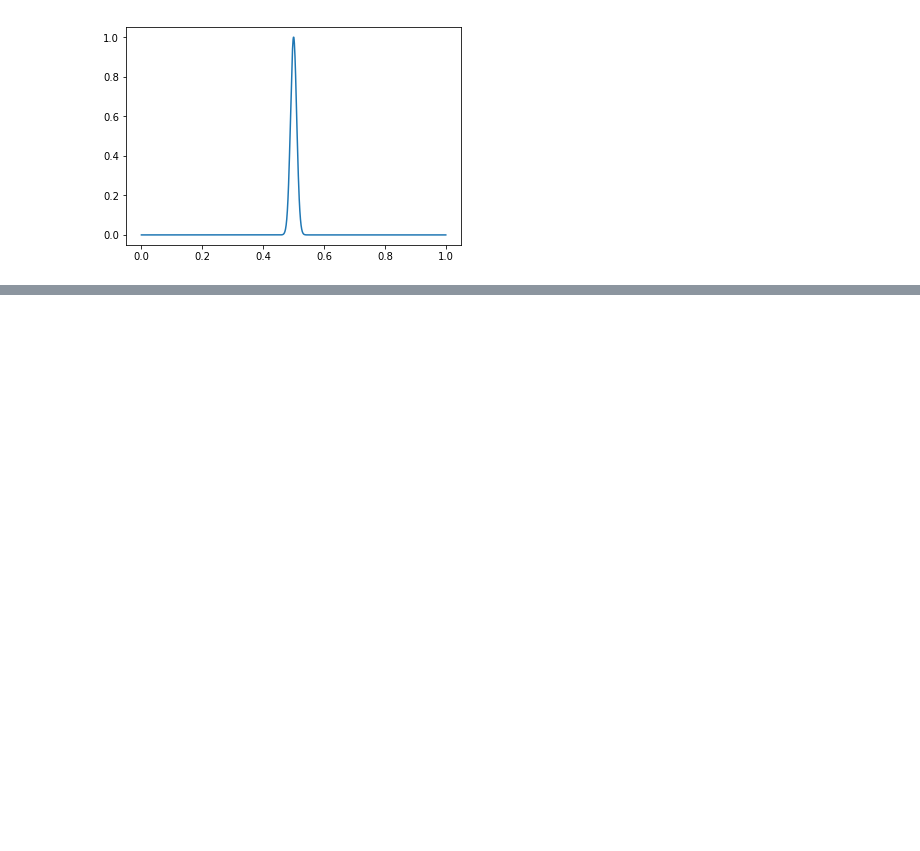
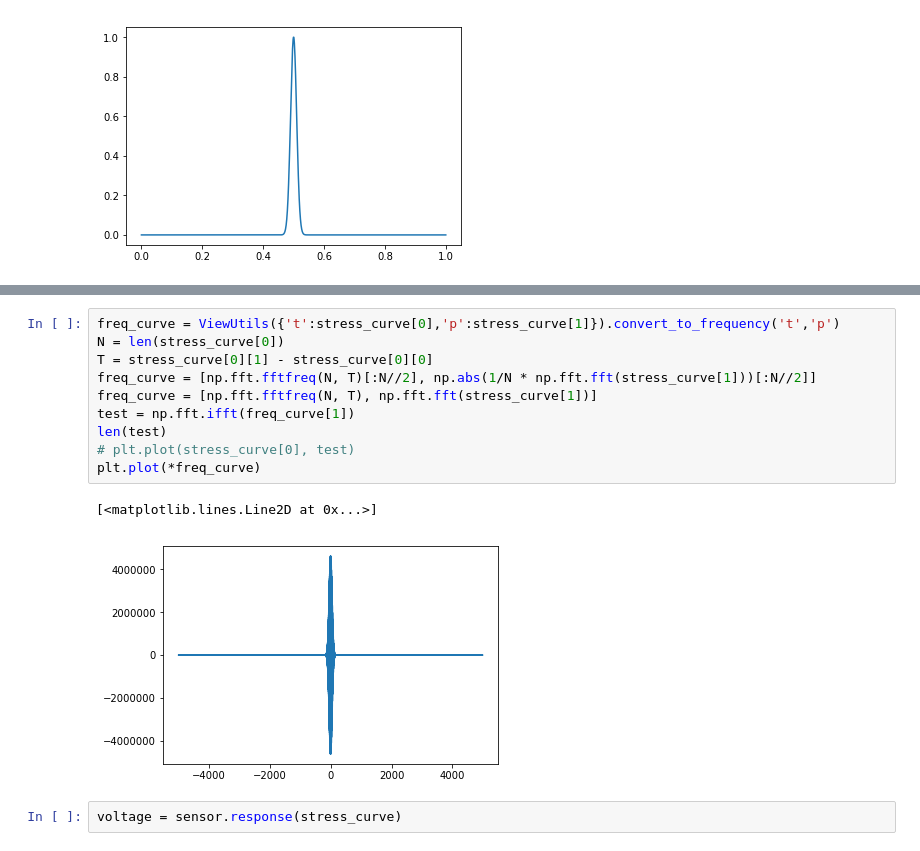
Before and after one commit to facdo/PiezoMEMS, a Jupyter notebook: calculations/code_test.ipynb, the cells around one changed output, grey strips where cells are left out. Saved outputs shown, nothing was run; the diff lists cells and outputs as text; blank space fills up the shorter version.

```diff
--- a/calculations/code_test.ipynb
+++ b/calculations/code_test.ipynb
@@ -80,0 +106,15 @@ plt.plot(t,p)
+# %%
+freq_curve = ViewUtils({'t':stress_curve[0],'p':stress_curve[1]}).convert_to_frequency('t','p')
+N = len(stress_curve[0])
+T = stress_curve[0][1] - stress_curve[0][0]
+freq_curve = [np.fft.fftfreq(N, T)[:N//2], np.abs(1/N * np.fft.fft(stress_curve[1]))[:N//2]]
+freq_curve = [np.fft.fftfreq(N, T), np.fft.fft(stress_curve[1])]
+test = np.fft.ifft(freq_curve[1])
+len(test)
+# plt.plot(stress_curve[0], test)
+plt.plot(*freq_curve)
+# %% [output]
+[<matplotlib.lines.Line2D at 0x...>]
+[figure, added]
+# %%
+voltage = sensor.response(stress_curve)
```
Also changed, not shown: parts of 6 cells of this notebook, 1 other file.
